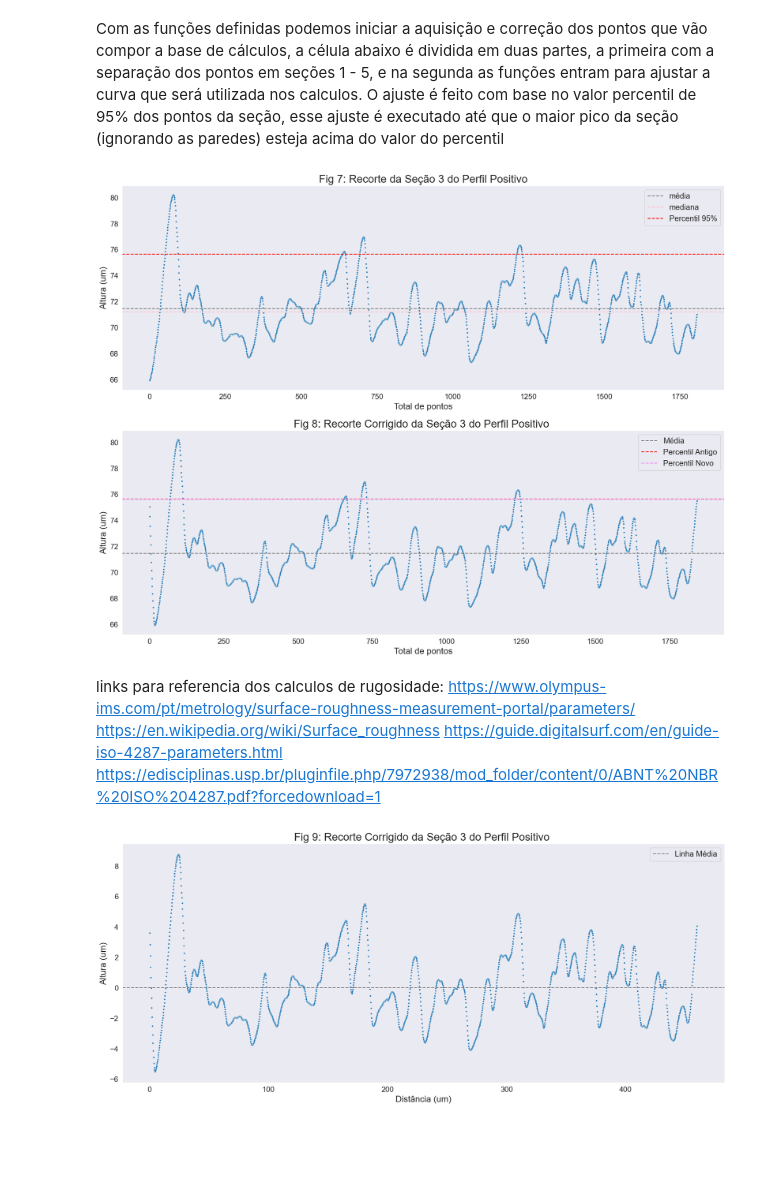
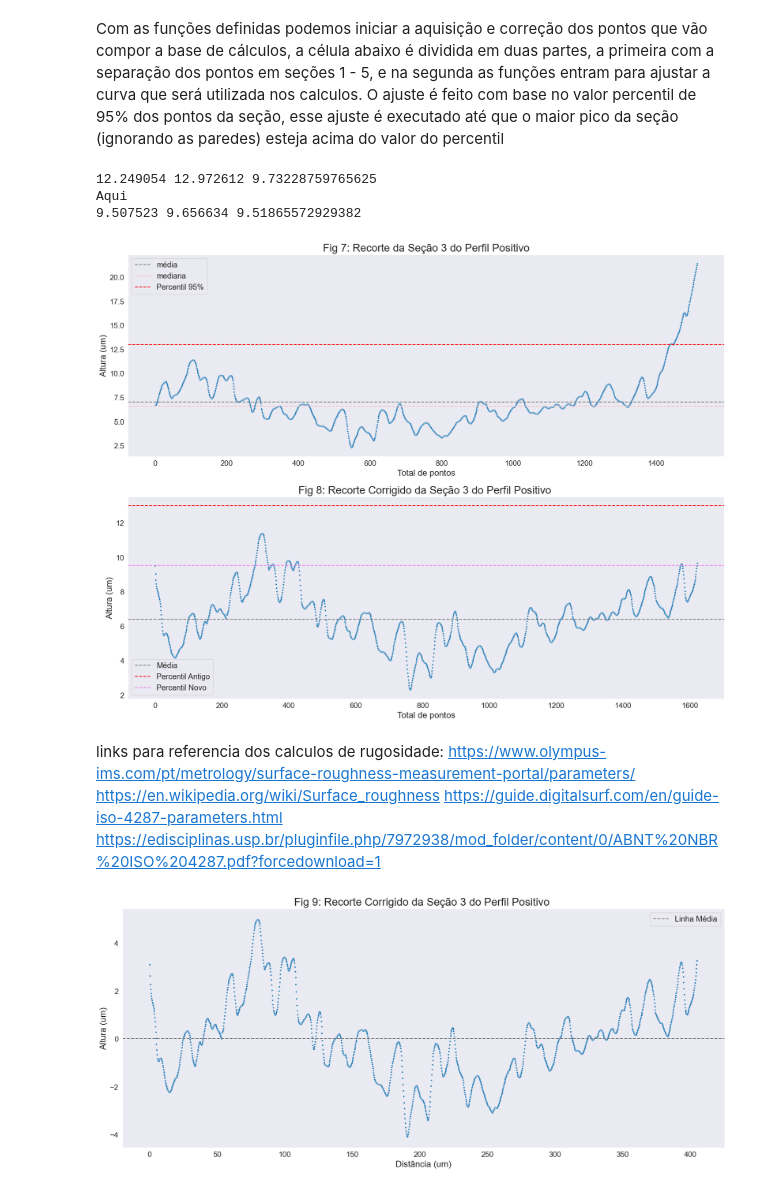
Before and after one commit to Pidoviski/calculadora_de_rugosidade, a Jupyter notebook: main.ipynb, the cells around one changed output. Cells and saved outputs as stored; diff of their text form; code cells hidden in the pictures; blank space fills up the shorter version.

Commit message:
mudança na lógica de reconstrução da "linha" na ultima seção pré calculos

```diff
--- a/main.ipynb
+++ b/main.ipynb
@@ -341,7 +341,7 @@ corte = 150 #Perfil 1D de corte
 sns.set_style('dark')
 sns.set_palette('tab10')
 
-loader = DektakLoad('T1D/T1D_90graus_Positivo.OPDx')
+loader = DektakLoad('T1A/T1A_0graus_Positivo.OPDx')
 x,y,z = loader.get_data_2D()
 
 plt.axvline(x[corte])
@@ -365,6 +365,7 @@ pontos = 125                #Quantidade de pontos que a logica de varredura perc
 for i in range(len(y)):
     altura[i] = ((z[i][corte]*1000000))
 
+
 #identificando o tipo de Perfil
 if altura.mean() > 0:
     Perfil = "Negativo"
@@ -372,7 +373,7 @@ else:
     Perfil = "Positivo"
 
 #Correção da Altura para equivaler ao ProFilme Online
-AMax = altura.max()
+AMax = z.max()*1000000      #Maior valor para altura dentro da matriz [300x4800] de pontos
 for i in range(altura.shape[0]):
     altura[i] = altura[i]+(100-AMax)
 
@@ -393,6 +394,7 @@ axs[0].set_ylabel("Altura (um)", fontsize = 18)
 axs[0].set_xlabel("Distância (um)", fontsize = 18)
 axs[0].xaxis.set_tick_params(labelsize=14)
 axs[0].yaxis.set_tick_params(labelsize=14)
+axs[0].set_yticks([0,20,40,60,80,100])
 
 
 sns.lineplot(altura_var, ax = axs[1])
@@ -840,47 +842,41 @@ linha, countdown, countup = ReconstroiPonto(inicio, fim, linha, q, countdown, co
 linha, q_novo, countdown, countup = ApagaPonto(linha, q, countdown, countup) #Chamada da função "ApagaPonto"
 
 inicio += countup   #Mudança do ponto inicial para o do novo vetor
 fim += countdown    #Mudança do ponto final para o do novo vetor
-aux = pd.Series()                                                                                               #Vetor auxiliar que armazena os pontos para realizar a segunda filtragem
-
-#Laço para montar o vetor auxiliar
-for i in range(len(linha)):
-    if i < 100 or i > len(linha) - 150: #Filtra os pontos com a finalidade de ter só o miolo do vetor "linha"
-        aux[i] = linha.min()
-    else:
-        aux[i] = linha[i]
 
 a = 0
 #Laço para deleter e reconstruir os pontos de acordo com o novo valor percentil de 95%
 while True:
-
-    if (aux.max() <= q_novo):
+    print(linha[0],linha[len(linha)-1],q_novo)
+    if ((linha[0] or linha[-1]) >= q_novo):
+        print("Aqui")
         linha, q_novo, countdown, countup = ApagaPonto(linha, q_novo, countdown, countup)
         inicio += countup
         fim += countdown
-        a = 1
-    if a == 1:
-        linha, countdown, countup = ReconstroiPonto(inicio, fim, linha, q_novo, countdown, countup)
     else:
         break
+
 
 #plot 2
 sns.scatterplot(linha, s = 8.5, ax=axs[1])
 
 axs[1].set_title("Fig 8: Recorte Corrigido da %s do Perfil %s "%( s, Perfil), fontsize = 20)
 axs[1].set_ylabel("Altura (um)", fontsize = 16)
 axs[1].set_xlabel("Total de pontos", fontsize = 16)
 axs[1].xaxis.set_tick_params(labelsize=14)
 axs[1].yaxis.set_tick_params(labelsize=14)
 
 axs[1].axhline(y = linha.mean(),c='gray', linestyle = "--", label = "Média")
 axs[1].axhline(q, color = 'r', linestyle = "--", label = "Percentil Antigo")
 axs[1].axhline(q_novo, color = 'violet',linestyle = "--", label = "Percentil Novo")
 axs[1].legend(fontsize = 'x-large')
 
 plt.show()
 # %% [output]
+12.249054 12.972612 9.73228759765625
+Aqui
+9.507523 9.656634 9.51865572929382
-[figure, old version]
+[figure, new version]
 # %% [markdown]
 links para referencia dos calculos de rugosidade:
 https://www.olympus-ims.com/pt/metrology/surface-roughness-measurement-portal/parameters/
@@ -888,14 +884,14 @@ https://en.wikipedia.org/wiki/Surface_roughness
 https://guide.digitalsurf.com/en/guide-iso-4287-parameters.html
 https://edisciplinas.usp.br/pluginfile.php/7972938/mod_folder/content/0/ABNT%20NBR%20ISO%204287.pdf?forcedownload=1
 # %%
-Average = linha.mean()
+Average = linha_media = linha.mean()
 AMin = linha.min()
 AMax = linha.max()
 Range = AMax - AMin
-linha_media = linha.mean()
+
 
 #deslocamento da linha para ajustar à linha média
-for i in range(linha.shape[0]):
+for i in range(len(linha)):
     linha[i] = linha[i] - linha_media
 
 #plot
@@ -920,7 +916,7 @@ ax.legend(fontsize = 'x-large')
 
 plt.show()
 # %% [output]
-[figure, old version]
+[figure, new version]
 # %%
 #Calculos dos parâmetros de amplitude (pico e vale)
 Rp = linha.max()
```
Also changed, not shown: parts of 7 cells of this notebook.
